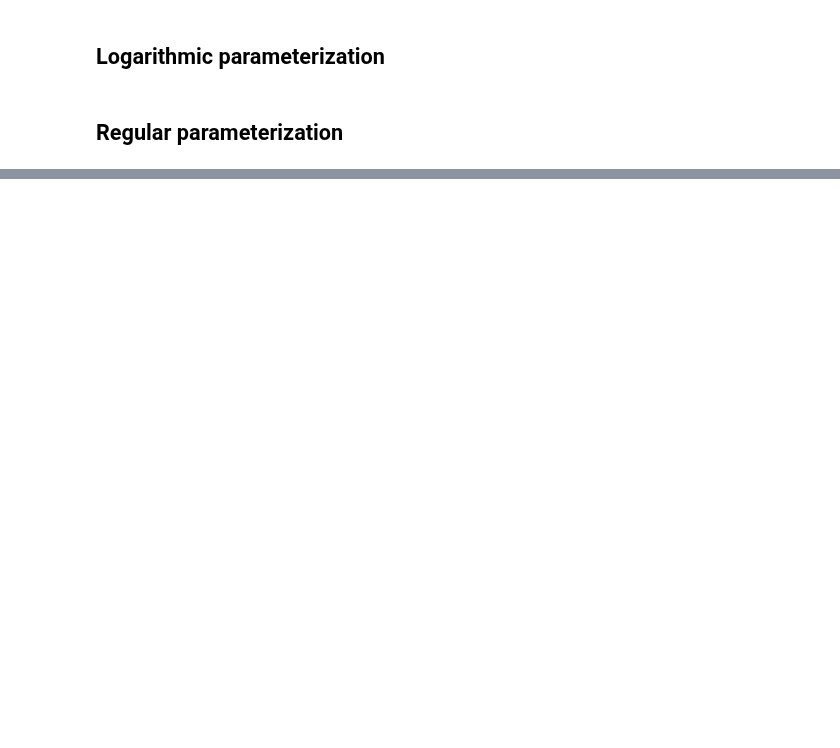
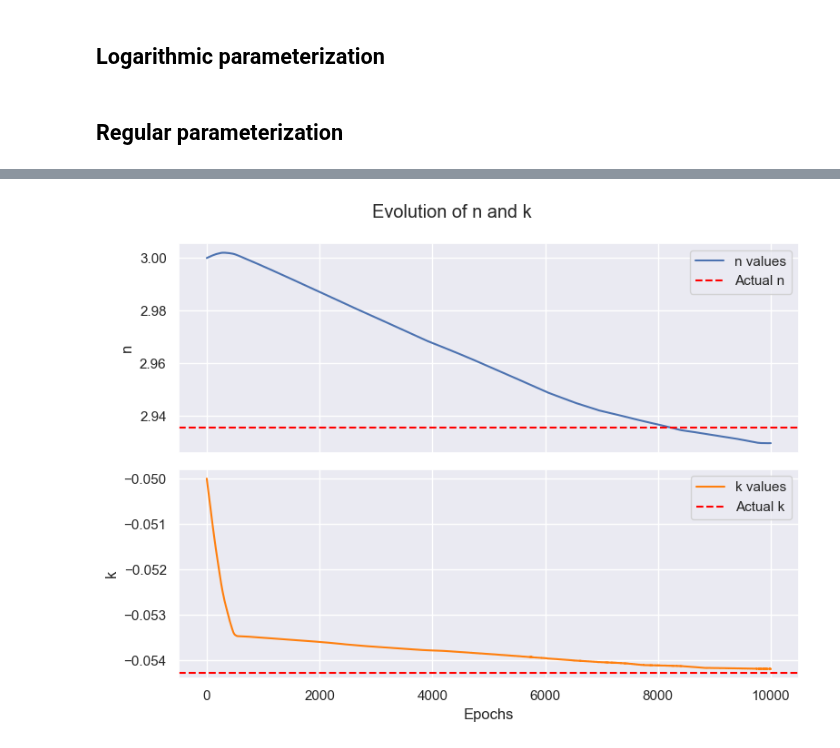
Before and after one commit to tls54/THz-TDS, a Jupyter notebook: PINNs/Back_propagation/Back_propagation.ipynb, the cells around one changed output, grey strips where cells are left out. Drawn from its saved outputs; the diff is of its cells as text; code cells hidden in the pictures; blank space fills up the shorter version.

```diff
--- a/PINNs/Back_propagation/Back_propagation.ipynb
+++ b/PINNs/Back_propagation/Back_propagation.ipynb
@@ -148,3 +192,31 @@ plt.plot(loss_plot)
+# %%
+# Set Seaborn theme
+sns.set_theme(style="darkgrid")
+
+# Create a figure with two subplots
+fig, axs = plt.subplots(2, 1, figsize=(8, 6), sharex=True)
+
+# Plot n values with epochs
+sns.lineplot(x=epochs, y=n_vals, ax=axs[0], label="n values")
+axs[0].axhline(y=n_actual, color="red", linestyle="--", label="Actual n")  # Add real n value
+axs[0].set_ylabel("n")
+axs[0].legend()
+
+# Plot k values with epochs
+sns.lineplot(x=epochs, y=k_vals, color="tab:orange", ax=axs[1], label="k values")
+axs[1].axhline(y=k_actual, color="red", linestyle="--", label="Actual k")  # Add real k value
+axs[1].set_xlabel("Epochs")
+axs[1].set_ylabel("k")
+axs[1].legend()
+
+# Add overall title
+plt.suptitle("Evolution of n and k")
+
+# Show the plot
+plt.tight_layout()
+plt.show()
+# %% [output]
+[figure, added]
 # %%
 # TODO:
 # Test the outputs by plotting.
```
Also changed, not shown: parts of 6 cells of this notebook.
